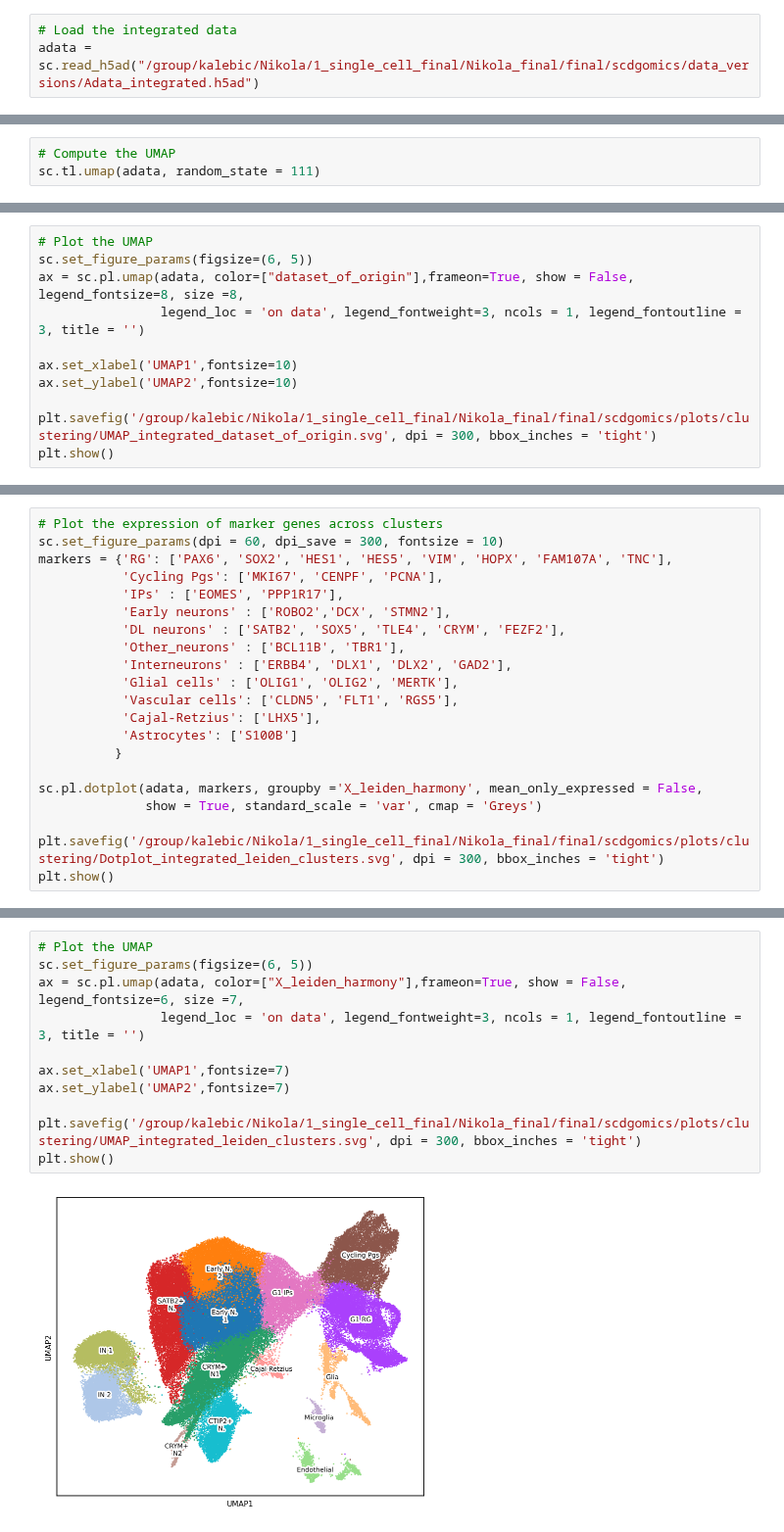
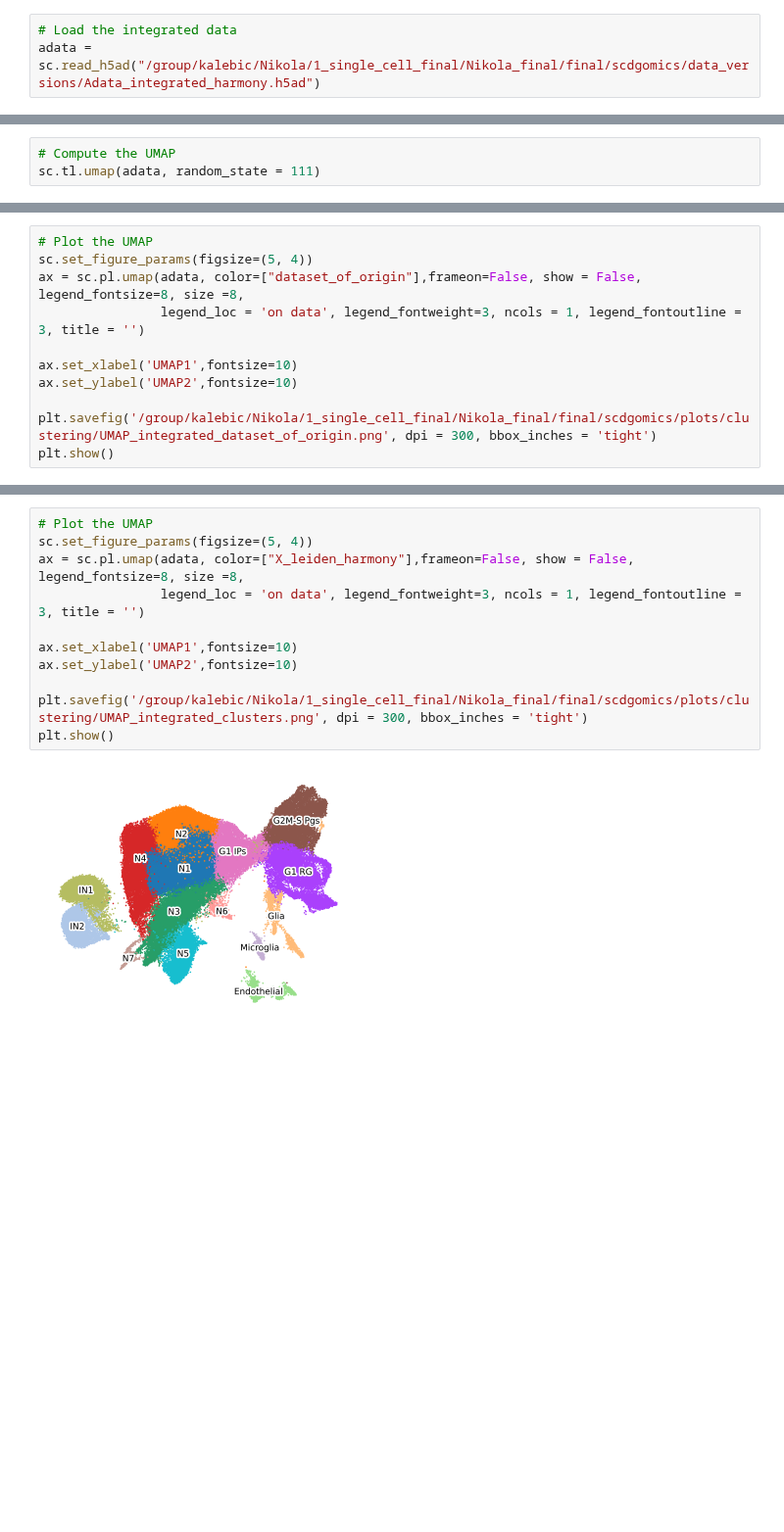
Before and after one commit to KalebicLab/ScDGomics, a Jupyter notebook: notebooks/scdgomics_clustering.ipynb, the cells around one changed output, grey strips where cells are left out. Shown at 98% size. Saved outputs shown, nothing was run; the diff lists cells and outputs as text; blank space fills up the shorter version.

```diff
--- a/notebooks/scdgomics_clustering.ipynb
+++ b/notebooks/scdgomics_clustering.ipynb
@@ -133,6 +122,6 @@ with open(sbatch_script_path, "w") as f:
 # %%
 # Load the integrated data
-adata = sc.read_h5ad("/group/kalebic/Nikola/1_single_cell_final/Nikola_final/final/scdgomics/data_versions/Adata_integrated.h5ad")
+adata = sc.read_h5ad("/group/kalebic/Nikola/1_single_cell_final/Nikola_final/final/scdgomics/data_versions/Adata_integrated_harmony.h5ad")
 # %%
 # Compute the kNN graph
 sc.pp.neighbors(adata, use_rep='X_pca_harmony', n_pcs=30, n_neighbors=80, random_state = 111)
@@ -147,12 +204,12 @@ sc.tl.umap(adata, random_state = 111)
 # %%
 # Plot the UMAP
-sc.set_figure_params(figsize=(6, 5))
-ax = sc.pl.umap(adata, color=["dataset_of_origin"],frameon=True, show = False, legend_fontsize=8, size =8,
+sc.set_figure_params(figsize=(5, 4))
+ax = sc.pl.umap(adata, color=["dataset_of_origin"],frameon=False, show = False, legend_fontsize=8, size =8,
                 legend_loc = 'on data', legend_fontweight=3, ncols = 1, legend_fontoutline = 3, title = '')
 
 ax.set_xlabel('UMAP1',fontsize=10)
 ax.set_ylabel('UMAP2',fontsize=10)
 
-plt.savefig('/group/kalebic/Nikola/1_single_cell_final/Nikola_final/final/scdgomics/plots/clustering/UMAP_integrated_dataset_of_origin.svg', dpi = 300, bbox_inches = 'tight')
+plt.savefig('/group/kalebic/Nikola/1_single_cell_final/Nikola_final/final/scdgomics/plots/clustering/UMAP_integrated_dataset_of_origin.png', dpi = 300, bbox_inches = 'tight')
 plt.show()
 # %% [output]
@@ -169,21 +216,0 @@ adata.rename_categories('X_leiden_harmony', new_cluster_names)
-# %%
-# Plot the expression of marker genes across clusters
-sc.set_figure_params(dpi = 60, dpi_save = 300, fontsize = 10)
-markers = {'RG': ['PAX6', 'SOX2', 'HES1', 'HES5', 'VIM', 'HOPX', 'FAM107A', 'TNC'],
-           'Cycling Pgs': ['MKI67', 'CENPF', 'PCNA'],
-           'IPs' : ['EOMES', 'PPP1R17'],
-           'Early neurons' : ['ROBO2','DCX', 'STMN2'],
-           'DL neurons' : ['SATB2', 'SOX5', 'TLE4', 'CRYM', 'FEZF2'],
-           'Other_neurons' : ['BCL11B', 'TBR1'],
-           'Interneurons' : ['ERBB4', 'DLX1', 'DLX2', 'GAD2'],
-           'Glial cells' : ['OLIG1', 'OLIG2', 'MERTK'],
-           'Vascular cells': ['CLDN5', 'FLT1', 'RGS5'],
-           'Cajal-Retzius': ['LHX5'],
-           'Astrocytes': ['S100B']
-          }
-
-sc.pl.dotplot(adata, markers, groupby ='X_leiden_harmony', mean_only_expressed = False,
-              show = True, standard_scale = 'var', cmap = 'Greys')
-
-plt.savefig('/group/kalebic/Nikola/1_single_cell_final/Nikola_final/final/scdgomics/plots/clustering/Dotplot_integrated_leiden_clusters.svg', dpi = 300, bbox_inches = 'tight')
-plt.show()
@@ -193,13 +217,13 @@ plt.show()
 # %%
 # Plot the UMAP
-sc.set_figure_params(figsize=(6, 5))
-ax = sc.pl.umap(adata, color=["X_leiden_harmony"],frameon=True, show = False, legend_fontsize=6, size =7,
+sc.set_figure_params(figsize=(5, 4))
+ax = sc.pl.umap(adata, color=["X_leiden_harmony"],frameon=False, show = False, legend_fontsize=8, size =8,
                 legend_loc = 'on data', legend_fontweight=3, ncols = 1, legend_fontoutline = 3, title = '')
 
-ax.set_xlabel('UMAP1',fontsize=7)
-ax.set_ylabel('UMAP2',fontsize=7)
+ax.set_xlabel('UMAP1',fontsize=10)
+ax.set_ylabel('UMAP2',fontsize=10)
 
-plt.savefig('/group/kalebic/Nikola/1_single_cell_final/Nikola_final/final/scdgomics/plots/clustering/UMAP_integrated_leiden_clusters.svg', dpi = 300, bbox_inches = 'tight')
+plt.savefig('/group/kalebic/Nikola/1_single_cell_final/Nikola_final/final/scdgomics/plots/clustering/UMAP_integrated_clusters.png', dpi = 300, bbox_inches = 'tight')
 plt.show()
 # %% [output]
-[figure, old version]
+[figure, new version]
```
Also changed, not shown: parts of 22 cells of this notebook.
